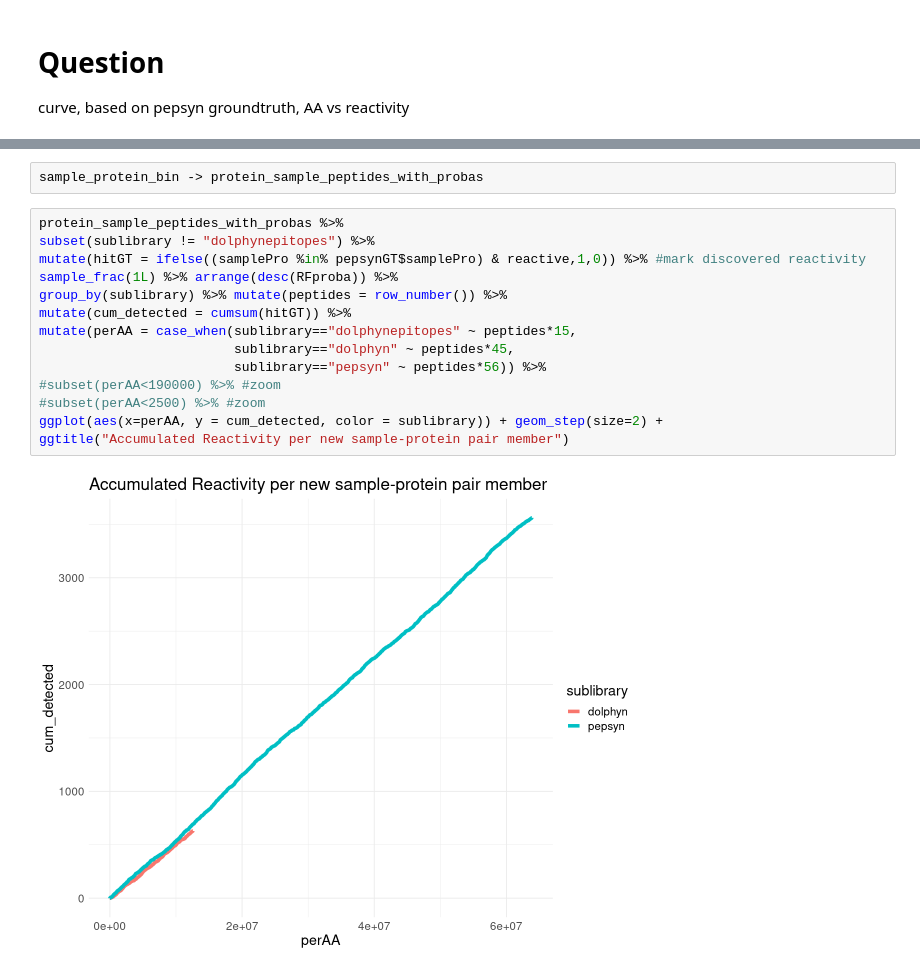
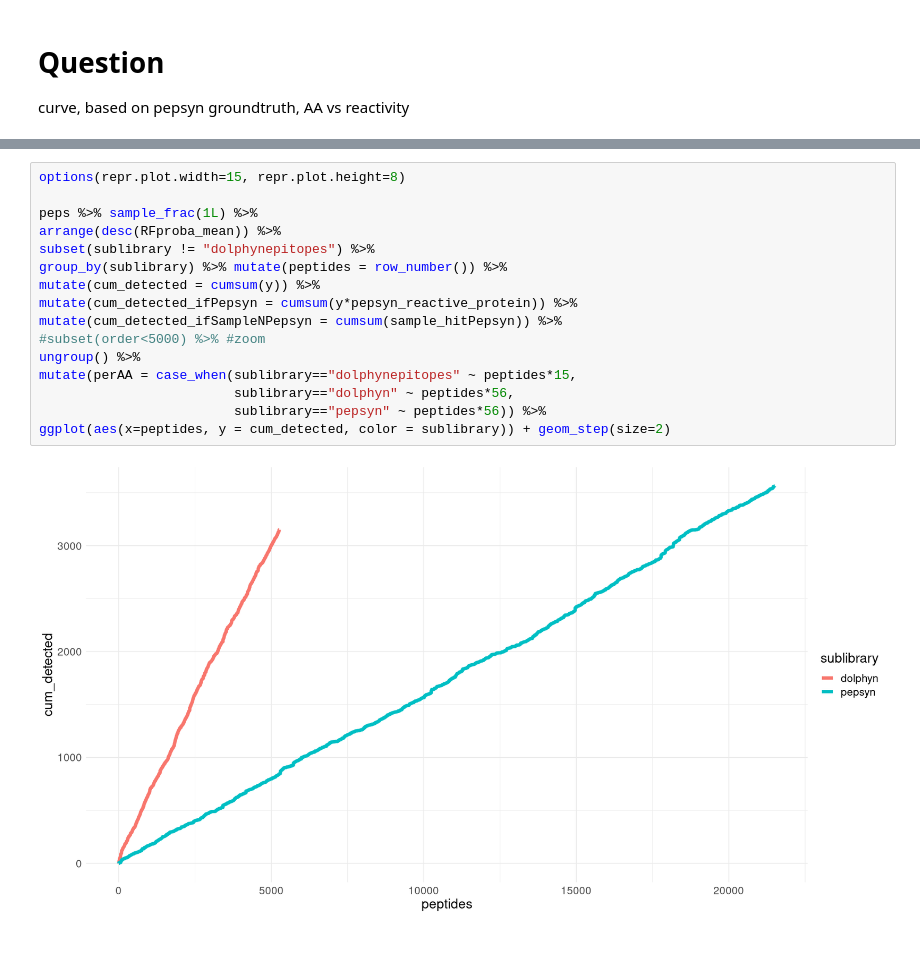
Before and after one commit to kepsi/Dolphyn, a Jupyter notebook: Manuscript Analyses/pepsynVSdolphyn.ipynb, the cells around one changed output, grey strips where cells are left out. Drawn from its saved outputs; the diff is of its cells as text.

```diff
--- a/Manuscript Analyses/pepsynVSdolphyn.ipynb
+++ b/Manuscript Analyses/pepsynVSdolphyn.ipynb
@@ -137,18 +121,18 @@ aggregate(reactive ~ pepID, data = ., FUN = sum) -> fairGT_TP_per_peptide
-# %%
-sample_protein_bin -> protein_sample_peptides_with_probas
 # %%
-protein_sample_peptides_with_probas %>%
+options(repr.plot.width=15, repr.plot.height=8)
+
+peps %>% sample_frac(1L) %>%
+arrange(desc(RFproba_mean)) %>%
 subset(sublibrary != "dolphynepitopes") %>%
-mutate(hitGT = ifelse((samplePro %in% pepsynGT$samplePro) & reactive,1,0)) %>% #mark discovered reactivity
-sample_frac(1L) %>% arrange(desc(RFproba)) %>%
 group_by(sublibrary) %>% mutate(peptides = row_number()) %>%
-mutate(cum_detected = cumsum(hitGT)) %>%
+mutate(cum_detected = cumsum(y)) %>%
+mutate(cum_detected_ifPepsyn = cumsum(y*pepsyn_reactive_protein)) %>%
+mutate(cum_detected_ifSampleNPepsyn = cumsum(sample_hitPepsyn)) %>%
+#subset(order<5000) %>% #zoom
+ungroup() %>%
 mutate(perAA = case_when(sublibrary=="dolphynepitopes" ~ peptides*15,
-                         sublibrary=="dolphyn" ~ peptides*45,
+                         sublibrary=="dolphyn" ~ peptides*56,
                          sublibrary=="pepsyn" ~ peptides*56)) %>%
-#subset(perAA<190000) %>% #zoom
-#subset(perAA<2500) %>% #zoom
-ggplot(aes(x=perAA, y = cum_detected, color = sublibrary)) + geom_step(size=2) +
-ggtitle("Accumulated Reactivity per new sample-protein pair member")
+ggplot(aes(x=peptides, y = cum_detected, color = sublibrary)) + geom_step(size=2)
 # %% [output]
-[figure, old version]
+[figure, new version]
```
Also changed, not shown: parts of 14 cells of this notebook, 13 other files.
